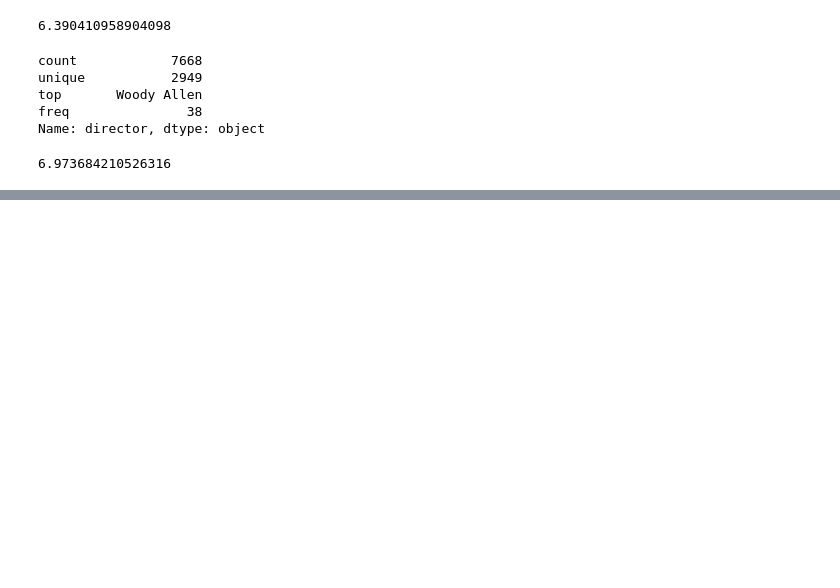
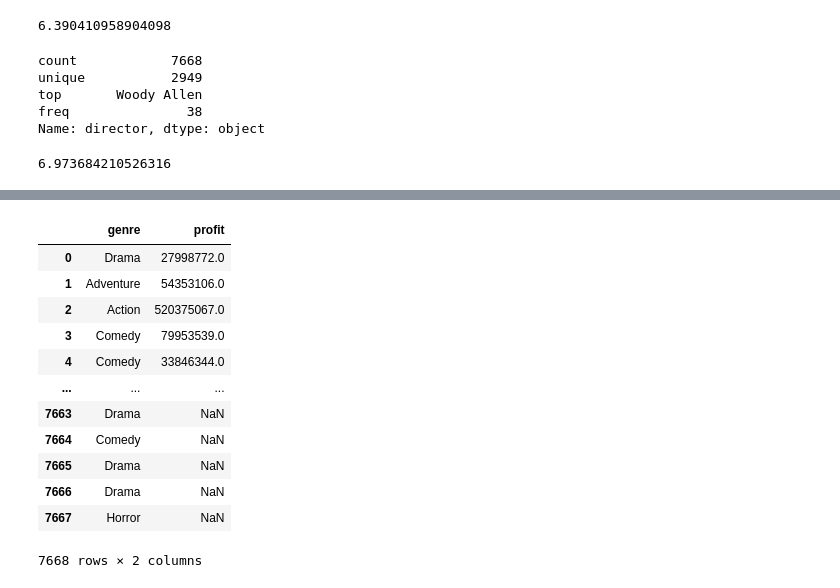
Before and after one commit to Frank-Br/HoBhack, a Jupyter notebook: Hackathon.ipynb, the cells around one changed output, grey strips where cells are left out. Cells and saved outputs as stored; diff of their text form; code cells hidden in the pictures; blank space fills up the shorter version.

```diff
--- a/Hackathon.ipynb
+++ b/Hackathon.ipynb
@@ -38,0 +66,17 @@ df[df['director'] == 'Woody Allen']['score'].mean()
+# %%
+profitdf = df[['genre','profit']]
+profitdf
+# %% [output]
+|  | genre | profit |
+| 0 | Drama | 27998772.0 |
+| 1 | Adventure | 54353106.0 |
+| 2 | Action | 520375067.0 |
+| 3 | Comedy | 79953539.0 |
+| 4 | Comedy | 33846344.0 |
+| ... | ... | ... |
+| 7663 | Drama | NaN |
+| 7664 | Comedy | NaN |
+| 7665 | Drama | NaN |
+| 7666 | Drama | NaN |
+| 7667 | Horror | NaN |
+7668 rows × 2 columns
```
Also changed, not shown: parts of 16 cells of this notebook.
